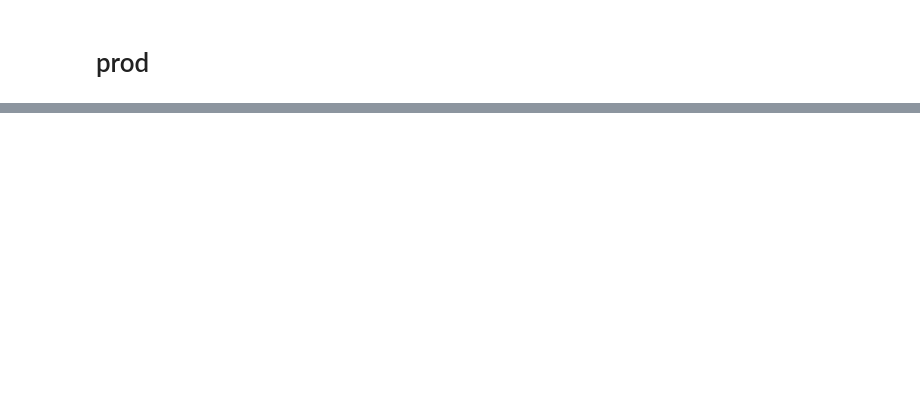
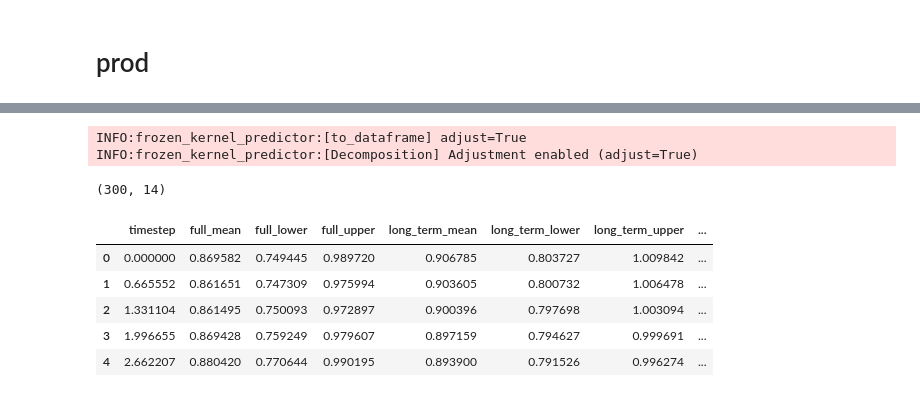
Before and after one commit to views-platform/views-models, a Jupyter notebook: models/purple_alien/notebooks/gp_experiements/gp_test03.ipynb, the cells around one changed output, grey strips where cells are left out. Cells and saved outputs as stored; diff of their text form; code cells hidden in the pictures; blank space fills up the shorter version.

```diff
--- a/models/purple_alien/notebooks/gp_experiements/gp_test03.ipynb
+++ b/models/purple_alien/notebooks/gp_experiements/gp_test03.ipynb
@@ -1625,0 +381,14 @@ print(trend_df.head())
+# %%
+df_trend = predictor.to_dataframe(x_grid, adjust=True)
+print(df_trend.shape)
+df_trend.head()
+# %% [output]
+INFO:frozen_kernel_predictor:[to_dataframe] adjust=True
+INFO:frozen_kernel_predictor:[Decomposition] Adjustment enabled (adjust=True)
+(300, 14)
+|  | timestep | full_mean | full_lower | full_upper | long_term_mean | long_term_lower | long_term_upper | ... |
+| 0 | 0.000000 | 0.869582 | 0.749445 | 0.989720 | 0.906785 | 0.803727 | 1.009842 | ... |
+| 1 | 0.665552 | 0.861651 | 0.747309 | 0.975994 | 0.903605 | 0.800732 | 1.006478 | ... |
+| 2 | 1.331104 | 0.861495 | 0.750093 | 0.972897 | 0.900396 | 0.797698 | 1.003094 | ... |
+| 3 | 1.996655 | 0.869428 | 0.759249 | 0.979607 | 0.897159 | 0.794627 | 0.999691 | ... |
+| 4 | 2.662207 | 0.880420 | 0.770644 | 0.990195 | 0.893900 | 0.791526 | 0.996274 | ... |
```
Also changed, not shown: parts of 91 cells of this notebook, 1 other file.
